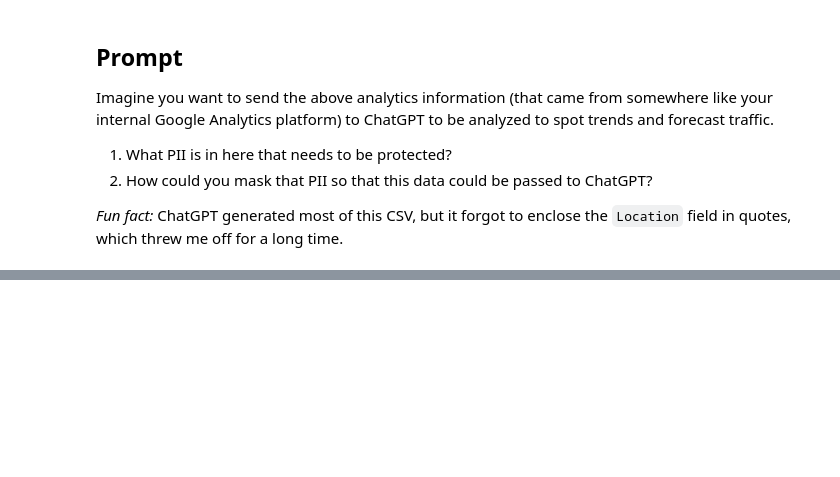
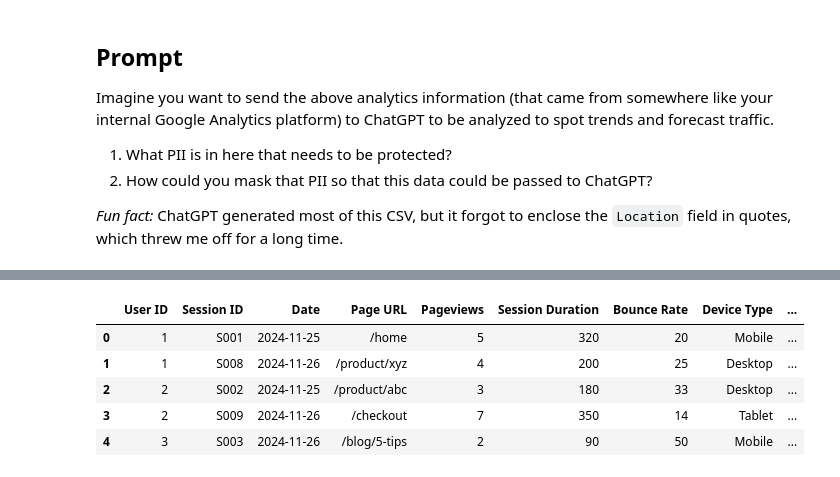
Before and after one commit to jtemplon/cuny-fall-2024, a Jupyter notebook: data-masking.ipynb, the cells around one changed output, grey strips where cells are left out. Cells and saved outputs as stored; diff of their text form; code cells hidden in the pictures; blank space fills up the shorter version.

```diff
--- a/data-masking.ipynb
+++ b/data-masking.ipynb
@@ -22,0 +61,17 @@ Imagine you want to send the above analytics information (that came from somewhe
+# %%
+df['location_code'] = df['Location'].apply(lambda x: city_to_code.get(x))
+# %%
+pii_columns = ['Name', 'Date of Birth', 'Location']
+# %%
+columns_to_use = [ c for c in df.columns if c not in pii_columns ]
+# %%
+df_clean = df[columns_to_use].copy()
+# %%
+df_clean.head()
+# %% [output]
+|  | User ID | Session ID | Date | Page URL | Pageviews | Session Duration | Bounce Rate | Device Type | ... |
+| 0 | 1 | S001 | 2024-11-25 | /home | 5 | 320 | 20 | Mobile | ... |
+| 1 | 1 | S008 | 2024-11-26 | /product/xyz | 4 | 200 | 25 | Desktop | ... |
+| 2 | 2 | S002 | 2024-11-25 | /product/abc | 3 | 180 | 33 | Desktop | ... |
+| 3 | 2 | S009 | 2024-11-26 | /checkout | 7 | 350 | 14 | Tablet | ... |
+| 4 | 3 | S003 | 2024-11-26 | /blog/5-tips | 2 | 90 | 50 | Mobile | ... |
```
Also changed, not shown: parts of 7 cells of this notebook, 2 other files.
